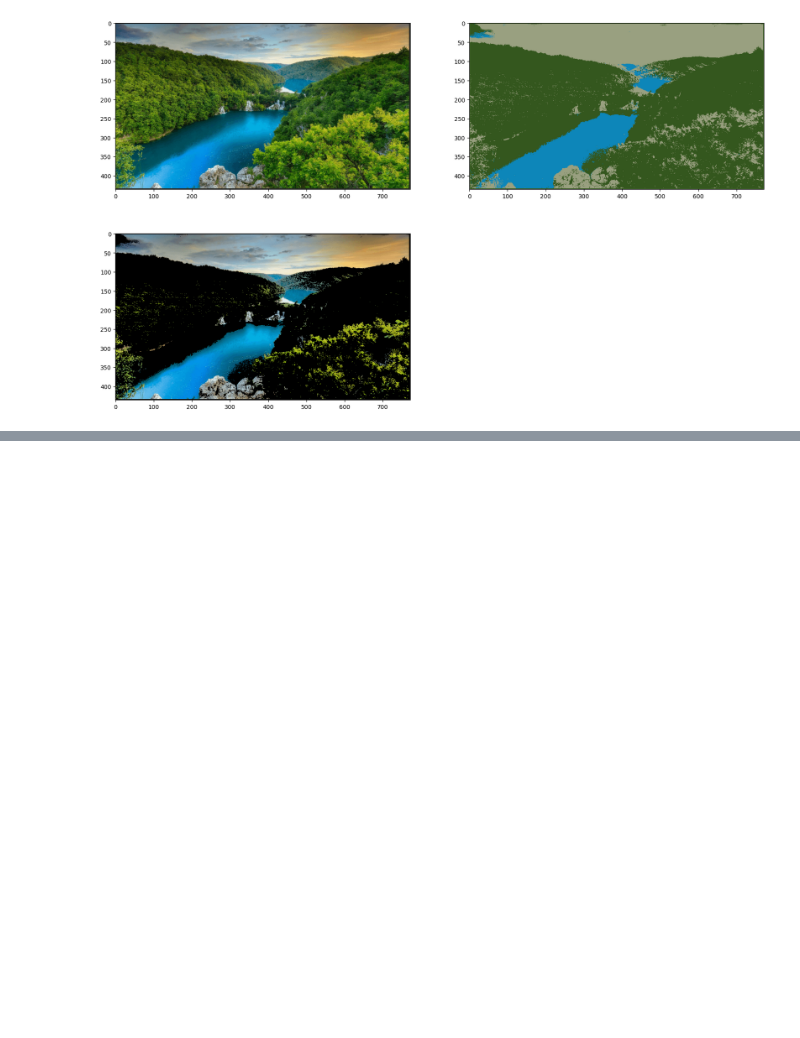
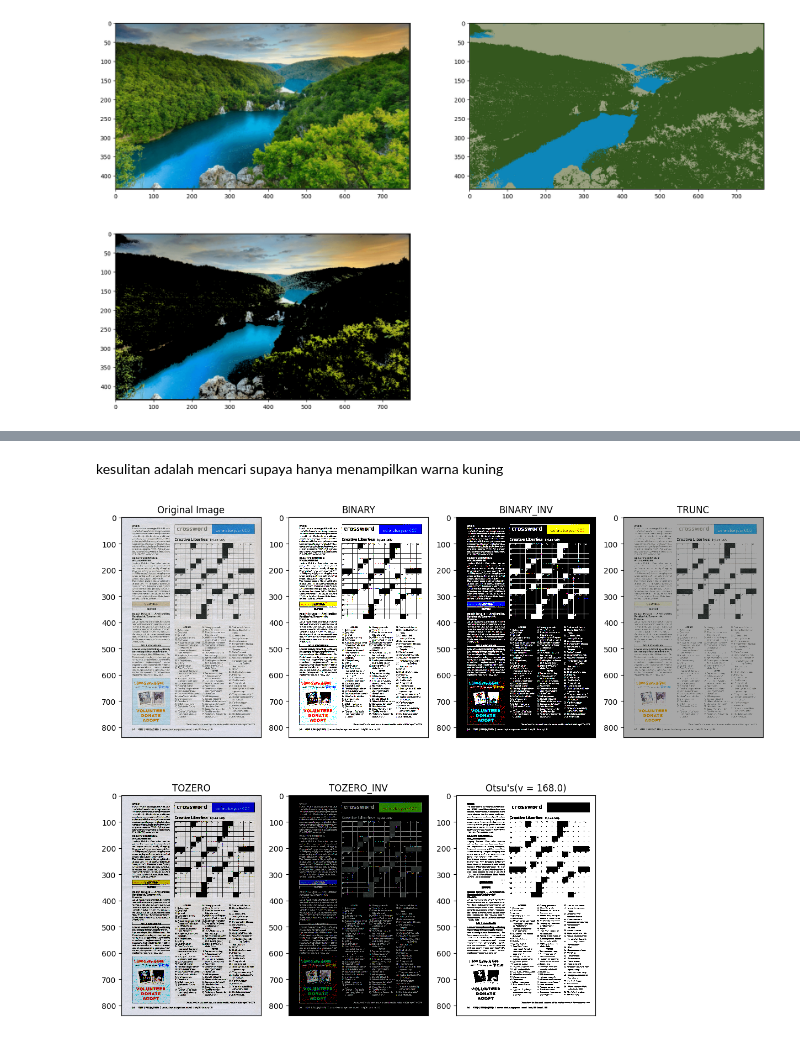
Before and after one commit to kausar-vento/PCVK_Genap_2023, a Jupyter notebook: Minggu 10/Week10.ipynb, the cells around one changed output, grey strips where cells are left out. Cells and saved outputs as stored; diff of their text form; code cells hidden in the pictures; blank space fills up the shorter version.

```diff
--- a/Minggu 10/Week10.ipynb
+++ b/Minggu 10/Week10.ipynb
@@ -177,0 +222,27 @@ plt.subplot(2,2,3),plt.imshow(masked_image)
+# %% [markdown]
+kesulitan adalah mencari supaya hanya menampilkan warna kuning
+# %%
+img = cv.imread('/content/drive/MyDrive/PCVK/Images/crossword.jpg')
+img_gray= cv.cvtColor(img, cv.COLOR_RGB2GRAY)
+blur = cv.GaussianBlur(img_gray,(5,5),0)
+thresh = 168
+
+ret, thresh1 = cv.threshold(img, thresh,255,cv.THRESH_BINARY)
+ret, thresh2 = cv.threshold(img, thresh,255,cv.THRESH_BINARY_INV)
+ret, thresh3 = cv.threshold(img, thresh,255,cv.THRESH_TRUNC)
+ret, thresh4 = cv.threshold(img, thresh,255,cv.THRESH_TOZERO)
+ret, thresh5 = cv.threshold(img, thresh,255,cv.THRESH_TOZERO_INV)
+ret2, th2 = cv.threshold(blur,0,255,cv.THRESH_BINARY+cv.THRESH_OTSU)
+
+x = ("Otsu's(v = ") + str(ret2)+")"
+titles = ['Original Image', 'BINARY', 'BINARY_INV', 'TRUNC', 'TOZERO', 'TOZERO_INV',x]
+images = [img, thresh1, thresh2, thresh3, thresh4, thresh5,th2]
+
+plt.figure(figsize = (15,12))
+
+for i in range(len(images)):
+  plt.subplot(2,4,i+1), plt.imshow(images[i], 'gray', interpolation = 'nearest')
+  plt.title(titles[i])
+  plt.xticks([])
+# %% [output]
+[figure, added]
```
Also changed, not shown: parts of 1 cell of this notebook.
